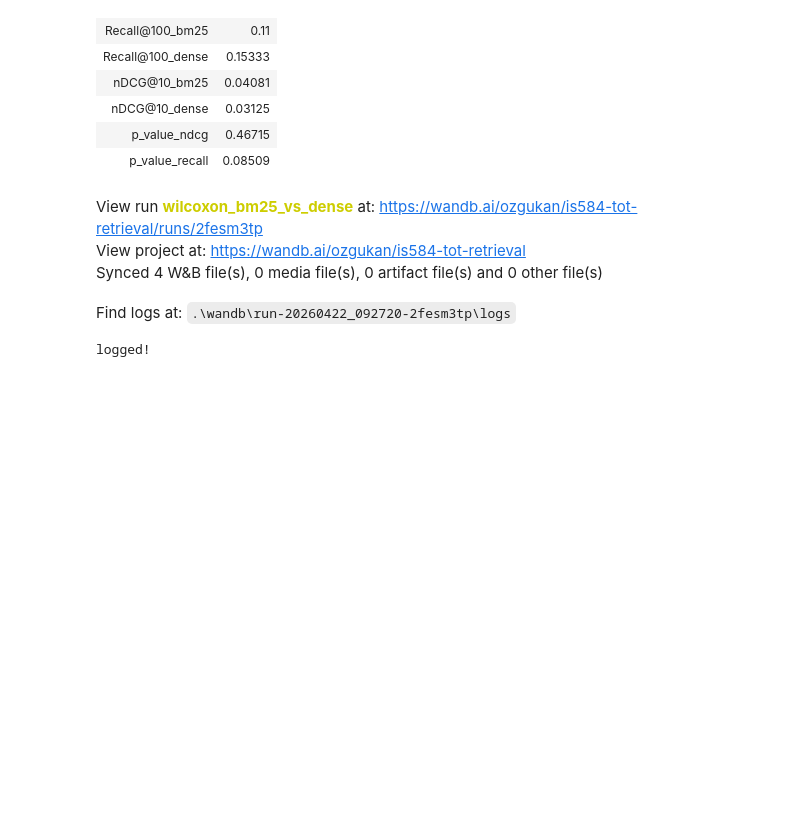
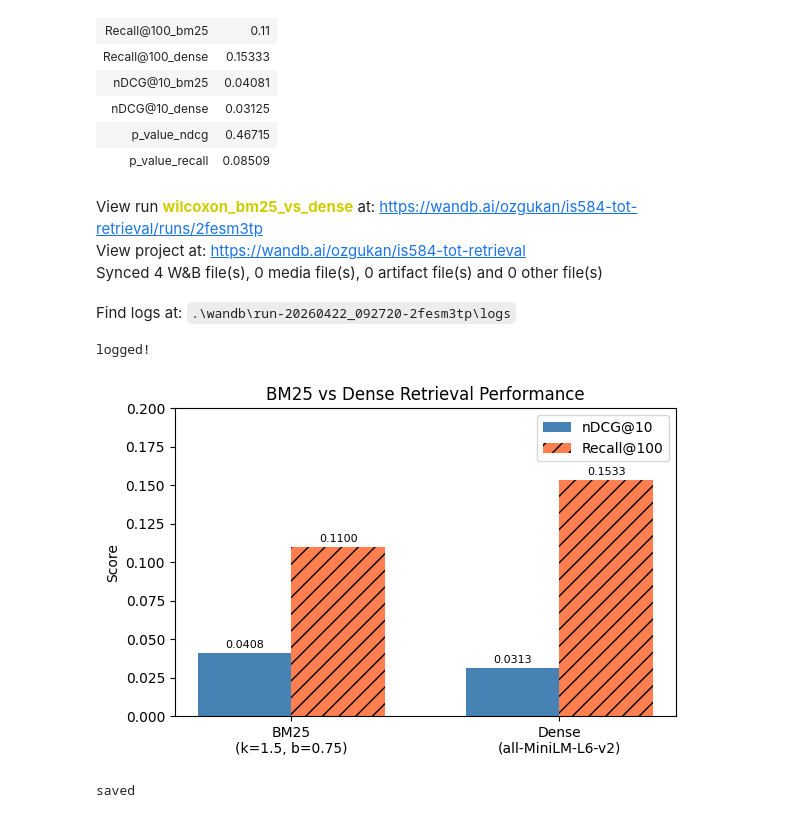
Before and after one commit to ozguozkan/IS584_TermProject, a Jupyter notebook: src/dense_retrieval.ipynb, the cells around one changed output. Cells and saved outputs as stored; diff of their text form; code cells hidden in the pictures; blank space fills up the shorter version.

```diff
--- a/src/dense_retrieval.ipynb
+++ b/src/dense_retrieval.ipynb
@@ -277,3 +279,46 @@ View project at: https://wandb.ai/ozgukan/is584-tot-retrieval
 Synced 4 W&B file(s), 0 media file(s), 0 artifact file(s) and 0 other file(s)
 Find logs at: .\wandb\run-20260422_092720-2fesm3tp\logs
 logged!
+# %%
+import matplotlib.pyplot as plt
+import matplotlib
+import numpy as np
+
+#data
+systems=['BM25\n(k=1.5, b=0.75)', 'Dense\n(all-MiniLM-L6-v2)']
+ndcg = [0.0408, 0.0313]
+recall = [0.1100, 0.1533]
+
+x = np.arange(len(systems))
+width = 0.35
+
+fig, ax = plt.subplots(figsize=(6, 4))
+
+bars1 = ax.bar(x - width/2, ndcg, width, label='nDCG@10',
+               color='steelblue', hatch='')
+bars2 = ax.bar(x + width/2, recall, width, label='Recall@100',
+               color='coral', hatch='//')
+
+ax.set_ylabel('Score')
+ax.set_title('BM25 vs Dense Retrieval Performance')
+ax.set_xticks(x)
+ax.set_xticklabels(systems)
+ax.legend()
+ax.set_ylim(0, 0.20)
+
+#this part will write the values to the top of the bar
+for bar in bars1:
+    ax.text(bar.get_x() + bar.get_width()/2., bar.get_height() + 0.002,
+            f'{bar.get_height():.4f}', ha='center', va='bottom', fontsize=8)
+for bar in bars2:
+    ax.text(bar.get_x() + bar.get_width()/2., bar.get_height() + 0.002,
+            f'{bar.get_height():.4f}', ha='center', va='bottom', fontsize=8)
+
+plt.tight_layout()
+plt.savefig('../figures/bm25_vs_dense.pdf', format='pdf', bbox_inches='tight')
+plt.savefig('../figures/bm25_vs_dense.svg', format='svg', bbox_inches='tight')
+plt.show()
+print("saved")
+# %% [output]
+[figure, added]
+saved
```
Also changed, not shown: parts of 1 cell of this notebook.
